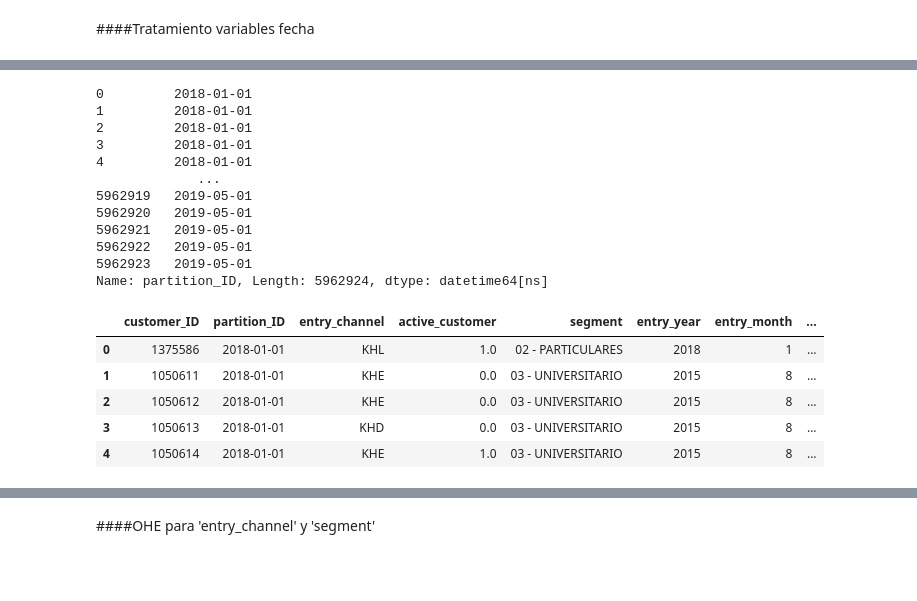
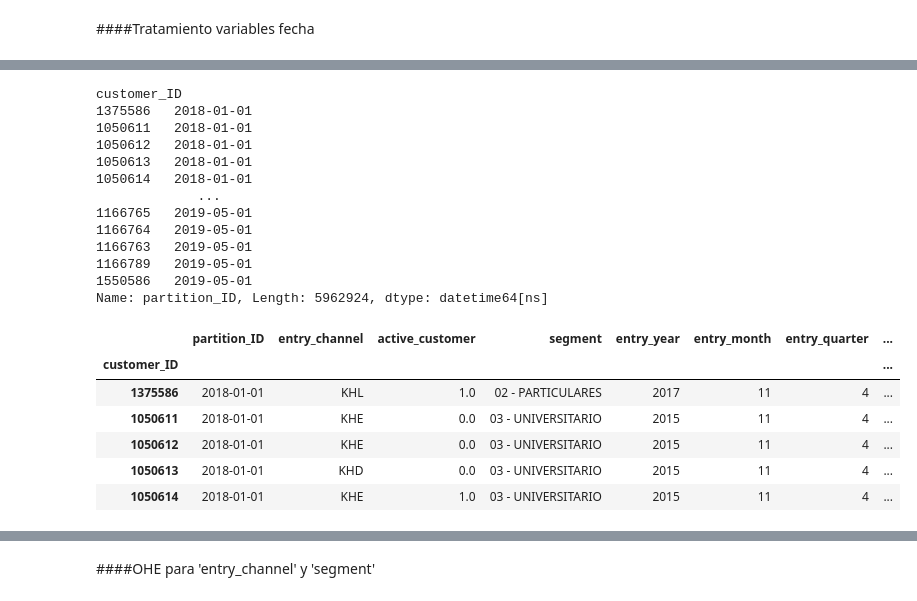
Before and after one commit to RicardColomOrero/easymoney, a Jupyter notebook: Easymoney_Ricard.ipynb, the cells around one changed output, grey strips where cells are left out. Cells and saved outputs as stored; diff of their text form; code cells hidden in the pictures; blank space fills up the shorter version.

```diff
--- a/Easymoney_Ricard.ipynb
+++ b/Easymoney_Ricard.ipynb
@@ -671,2 +621,2 @@ customer_commercial_activity_2=customer_commercial_activity_1.copy()
 # %%
-#customer_commercial_activity_2['entry_channel'].fillna(value='ZZZ',inplace=True)
+df1['entry_channel'].fillna(value='ZZZ',inplace=True)
@@ -739,7 +695,7 @@ Name: entry_date, Length: 5962924, dtype: datetime64[ns]
 # %%
 #la variable original solo contenía año y mes, añado cuarto por si fuera interesante
 # %%
-customer_commercial_activity_2['entry_year']=customer_commercial_activity_1['entry_date'].dt.year
-customer_commercial_activity_2['entry_month']=customer_commercial_activity_1['entry_date'].dt.month
-customer_commercial_activity_2['entry_quarter']=customer_commercial_activity_1['entry_date'].dt.quarter
+df1['entry_year']=customer_commercial_activity_1['entry_date'].dt.year
+df1['entry_month']=customer_commercial_activity_1['entry_date'].dt.month
+df1['entry_quarter']=customer_commercial_activity_1['entry_date'].dt.quarter
 # %%
@@ -754,3 +711,3 @@ customer_commercial_activity_2.head()
 # %%
-customer_commercial_activity_2.drop('entry_date',axis=1,inplace=True)
+df1.drop('entry_date',axis=1,inplace=True)
 # %%
@@ -765,28 +723,30 @@ customer_commercial_activity_2.head()
 # %%
-customer_commercial_activity_2['partition_ID']
+df1['partition_ID']
 # %% [output]
-0         2018-01-01
-1         2018-01-01
-2         2018-01-01
-3         2018-01-01
-4         2018-01-01
+customer_ID
+1375586   2018-01-01
+1050611   2018-01-01
+1050612   2018-01-01
+1050613   2018-01-01
+1050614   2018-01-01
              ...
-5962919   2019-05-01
-5962920   2019-05-01
-5962921   2019-05-01
-5962922   2019-05-01
-5962923   2019-05-01
+1166765   2019-05-01
+1166764   2019-05-01
+1166763   2019-05-01
+1166789   2019-05-01
+1550586   2019-05-01
 Name: partition_ID, Length: 5962924, dtype: datetime64[ns]
 # %%
-customer_commercial_activity_2['partition_year']=customer_commercial_activity_1['partition_ID'].dt.year
-customer_commercial_activity_2['partition_month']=customer_commercial_activity_1['partition_ID'].dt.month
+df1['partition_year']=customer_commercial_activity_1['partition_ID'].dt.year
+df1['partition_month']=customer_commercial_activity_1['partition_ID'].dt.month
 # %%
-customer_commercial_activity_2.head()
+df1.head()
 # %% [output]
-|  | customer_ID | partition_ID | entry_channel | active_customer | segment | entry_year | entry_month | ... |
-| 0 | 1375586 | 2018-01-01 | KHL | 1.0 | 02 - PARTICULARES | 2018 | 1 | ... |
-| 1 | 1050611 | 2018-01-01 | KHE | 0.0 | 03 - UNIVERSITARIO | 2015 | 8 | ... |
-| 2 | 1050612 | 2018-01-01 | KHE | 0.0 | 03 - UNIVERSITARIO | 2015 | 8 | ... |
-| 3 | 1050613 | 2018-01-01 | KHD | 0.0 | 03 - UNIVERSITARIO | 2015 | 8 | ... |
-| 4 | 1050614 | 2018-01-01 | KHE | 1.0 | 03 - UNIVERSITARIO | 2015 | 8 | ... |
+|  | partition_ID | entry_channel | active_customer | segment | entry_year | entry_month | entry_quarter | ... |
+| customer_ID |  |  |  |  |  |  |  | ... |
+| 1375586 | 2018-01-01 | KHL | 1.0 | 02 - PARTICULARES | 2017 | 11 | 4 | ... |
+| 1050611 | 2018-01-01 | KHE | 0.0 | 03 - UNIVERSITARIO | 2015 | 11 | 4 | ... |
+| 1050612 | 2018-01-01 | KHE | 0.0 | 03 - UNIVERSITARIO | 2015 | 11 | 4 | ... |
+| 1050613 | 2018-01-01 | KHD | 0.0 | 03 - UNIVERSITARIO | 2015 | 11 | 4 | ... |
+| 1050614 | 2018-01-01 | KHE | 1.0 | 03 - UNIVERSITARIO | 2015 | 11 | 4 | ... |
 # %%
```
Also changed, not shown: parts of 60 cells of this notebook.
